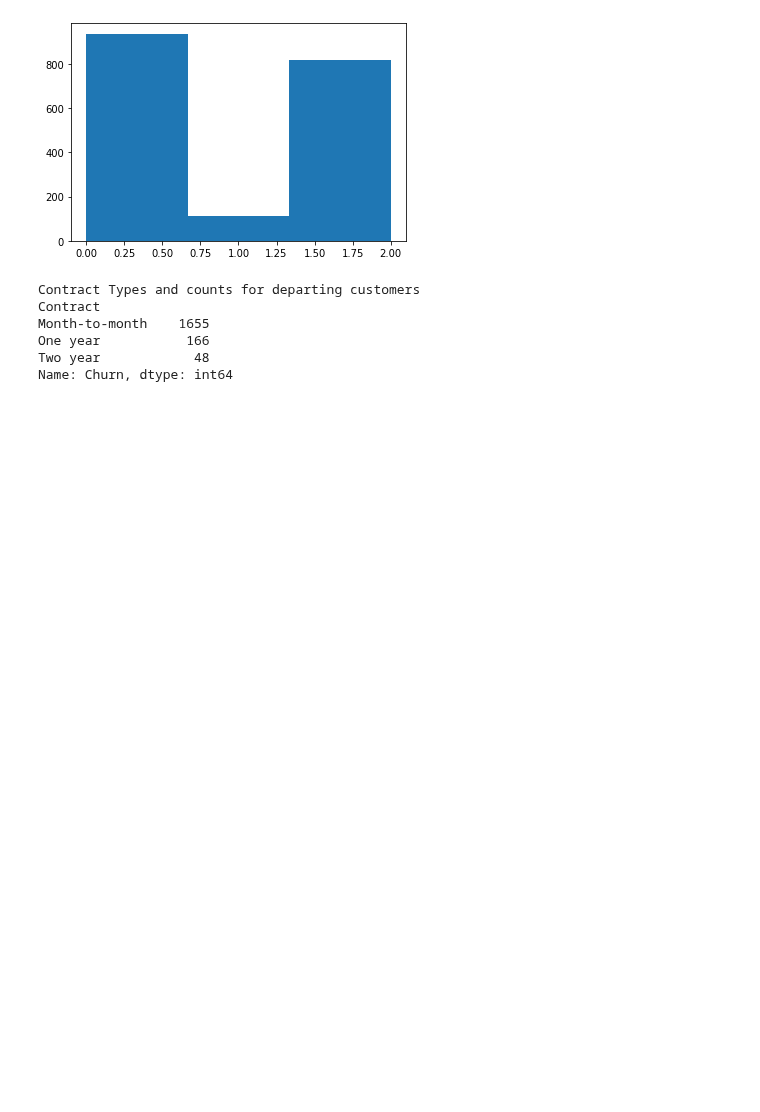
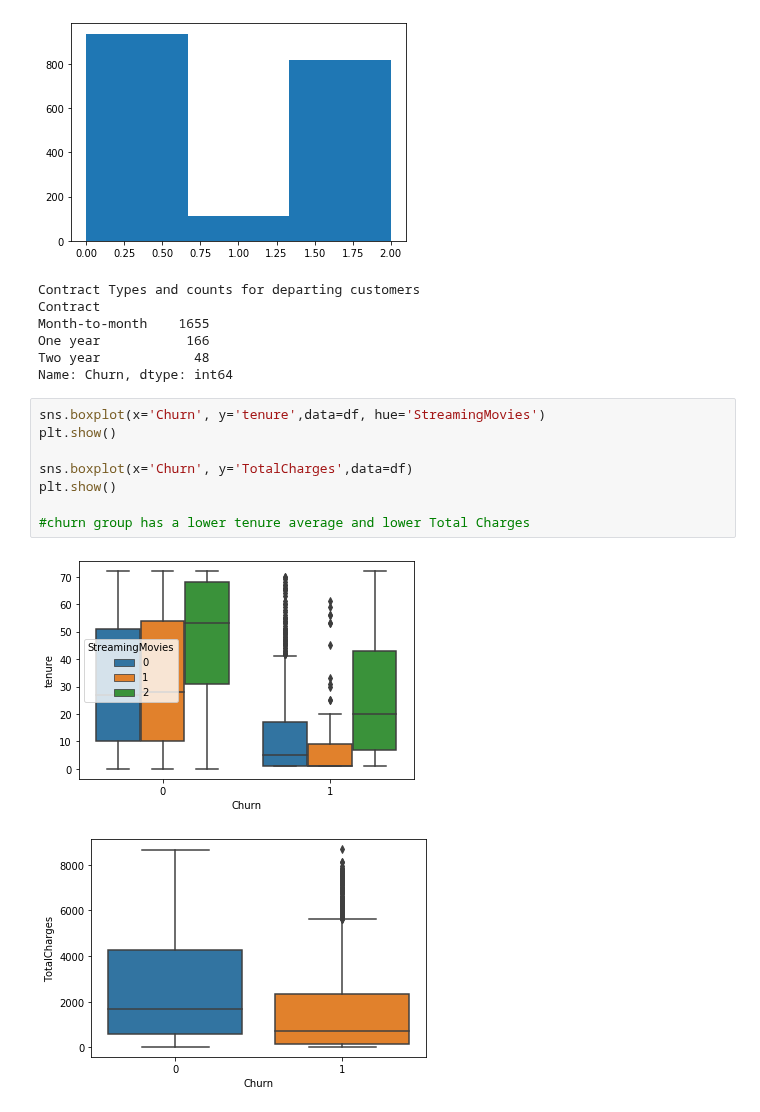
Before and after one commit to Andru-1987/python-deep-learning, a Jupyter notebook: Logistic Regression Telco customer churn.ipynb, the cells around one changed output. Saved outputs shown, nothing was run; the diff lists cells and outputs as text; blank space fills up the shorter version.

```diff
--- a/Logistic Regression Telco customer churn.ipynb
+++ b/Logistic Regression Telco customer churn.ipynb
@@ -306,3 +318,14 @@ Month-to-month    1655
 One year           166
 Two year            48
 Name: Churn, dtype: int64
+# %%
+sns.boxplot(x='Churn', y='tenure',data=df, hue='StreamingMovies')
+plt.show()
+
+sns.boxplot(x='Churn', y='TotalCharges',data=df)
+plt.show()
+
+#churn group has a lower tenure average and lower Total Charges
+# %% [output]
+[figure, added]
+[figure, added]
```
Also changed, not shown: parts of 3 cells of this notebook.
